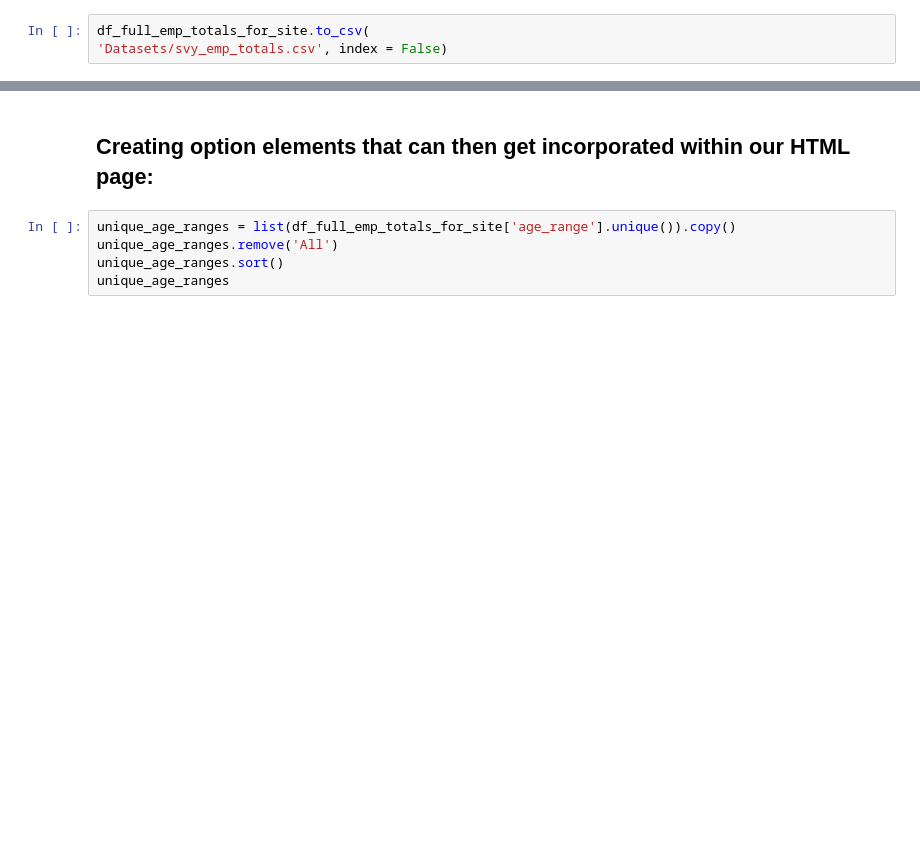
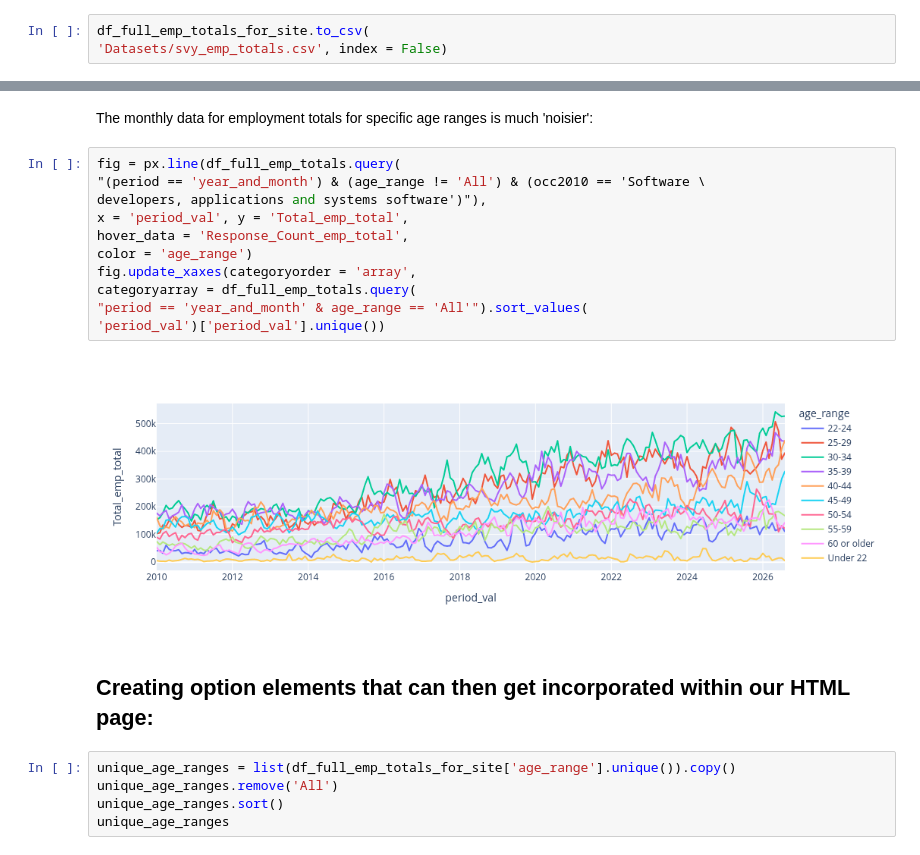
Before and after one commit to kburchfiel/employment_trends, a Jupyter notebook: employment_trends.ipynb, the cells around one changed output, grey strips where cells are left out. Cells and saved outputs as stored; diff of their text form; blank space fills up the shorter version.

```diff
--- a/employment_trends.ipynb
+++ b/employment_trends.ipynb
@@ -1727,3 +1721,18 @@ df_full_emp_totals_for_site.to_csv(
+# %% [markdown]
+The monthly data for employment totals for specific age ranges is much 'noisier':
+# %%
+fig = px.line(df_full_emp_totals.query(
+"(period == 'year_and_month') & (age_range != 'All') & (occ2010 == 'Software \
+developers, applications and systems software')"),
+x = 'period_val', y = 'Total_emp_total',
+hover_data = 'Response_Count_emp_total',
+color = 'age_range')
+fig.update_xaxes(categoryorder = 'array',
+categoryarray = df_full_emp_totals.query(
+"period == 'year_and_month' & age_range == 'All'").sort_values(
+'period_val')['period_val'].unique())
+# %% [output]
+[figure, added]
 # %% [markdown]
 ## Creating option elements that can then get incorporated within our HTML page:
 # %%
```
Also changed, not shown: parts of 39 cells of this notebook, 6 other files.
